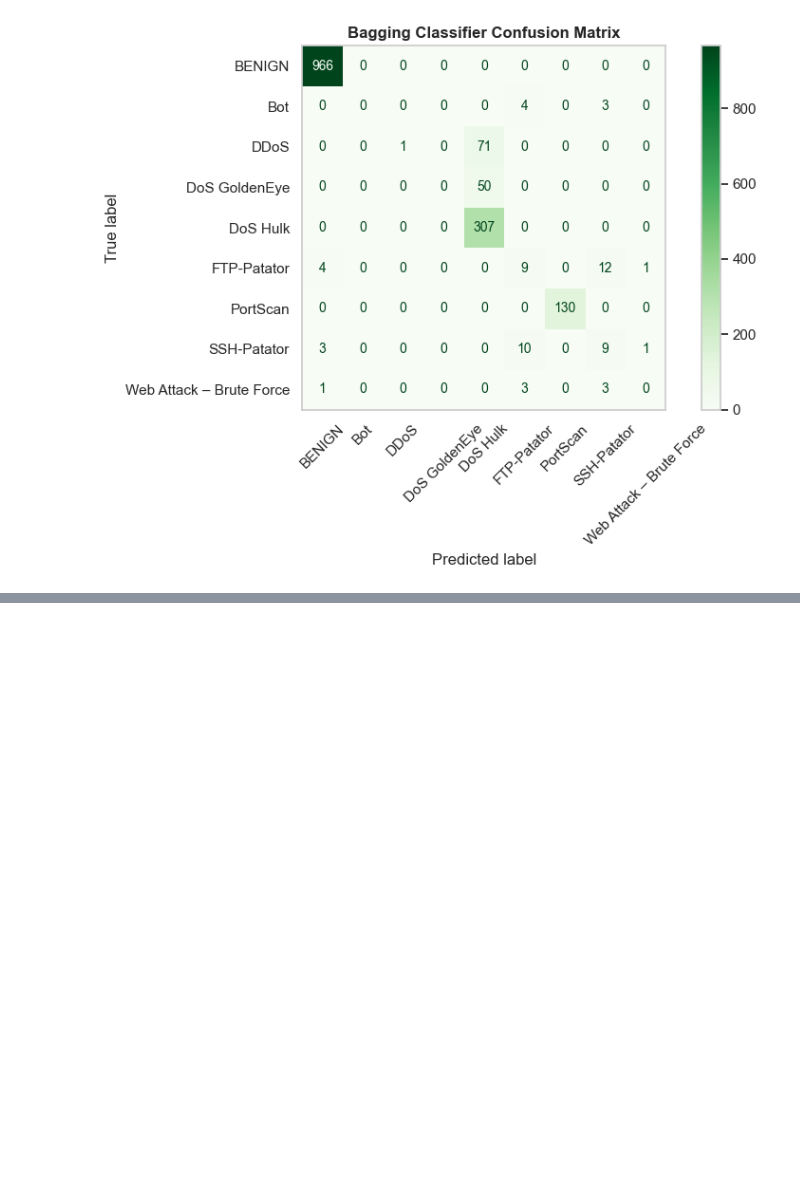
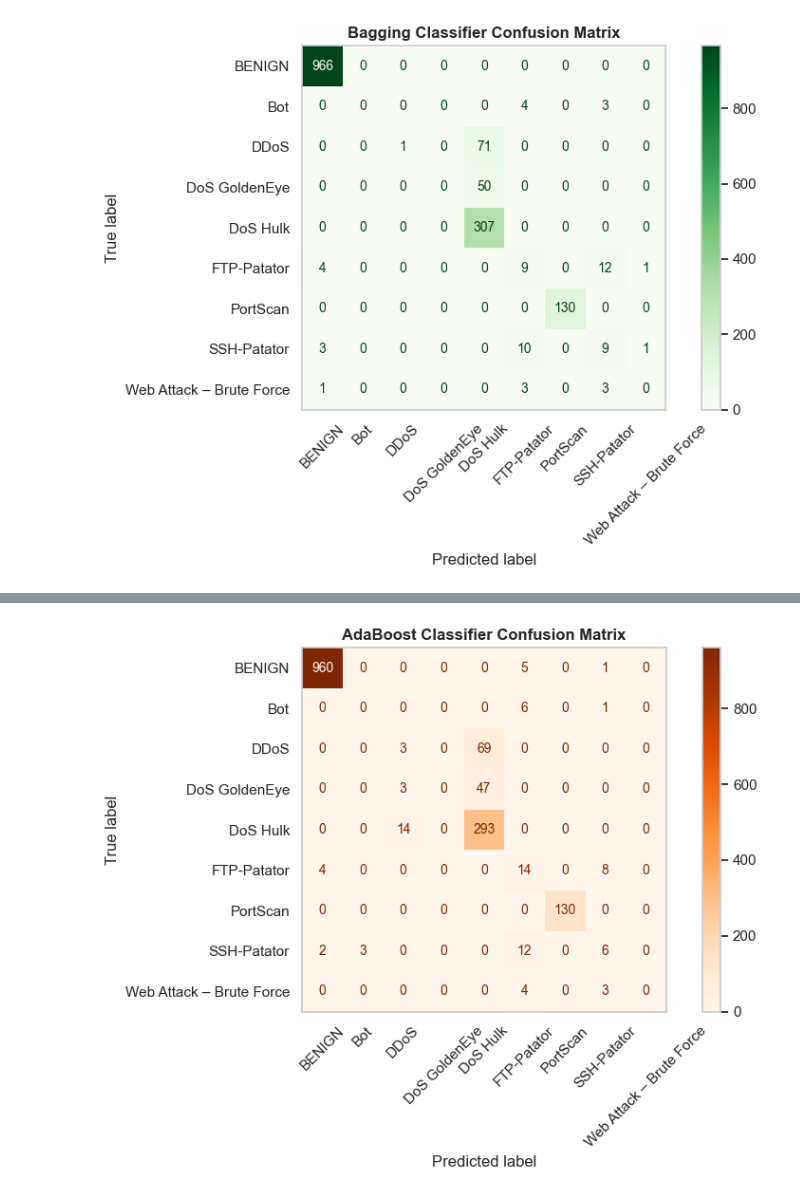
Before and after one commit to ajay9376/NetSentinel, a Jupyter notebook: notebooks/classification.ipynb, the cells around one changed output, grey strips where cells are left out. Drawn from its saved outputs; the diff is of its cells as text; code cells hidden in the pictures; blank space fills up the shorter version.

```diff
--- a/notebooks/classification.ipynb
+++ b/notebooks/classification.ipynb
@@ -1231,0 +1310,11 @@ ho$ between base estimators by enforcing randomized feature subspace selection a
+# %%
+# Visualizing Confusion Matrix for AdaBoost Classifier
+plt.figure(figsize=(9, 6))
+disp_ada = ConfusionMatrixDisplay(confusion_matrix=ada_cm, display_labels=ada_model.classes_)
+disp_ada.plot(cmap="Oranges", values_format="d", xticks_rotation=45, ax=plt.gca())
+plt.title("AdaBoost Classifier Confusion Matrix", fontsize=12, fontweight="bold")
+plt.grid(False)
+plt.tight_layout()
+plt.show()
+# %% [output]
+[figure, added]
```
Also changed, not shown: parts of 6 cells of this notebook.
